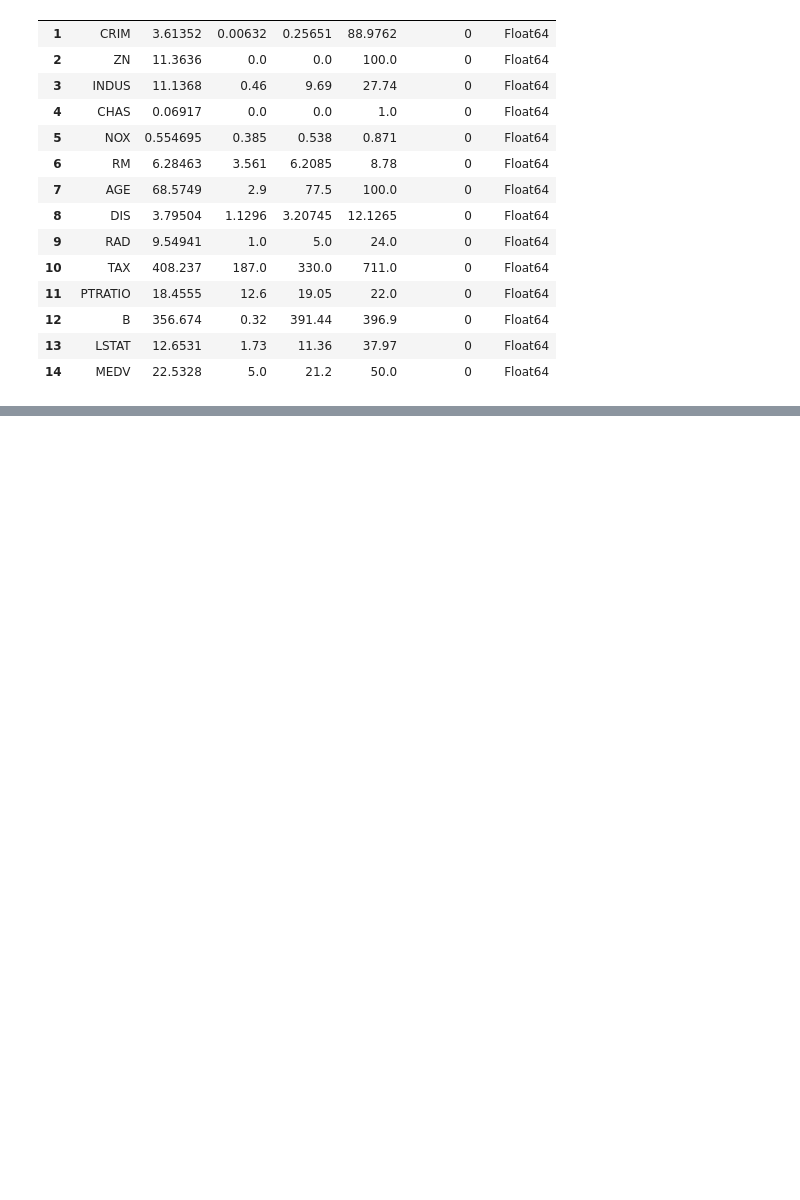
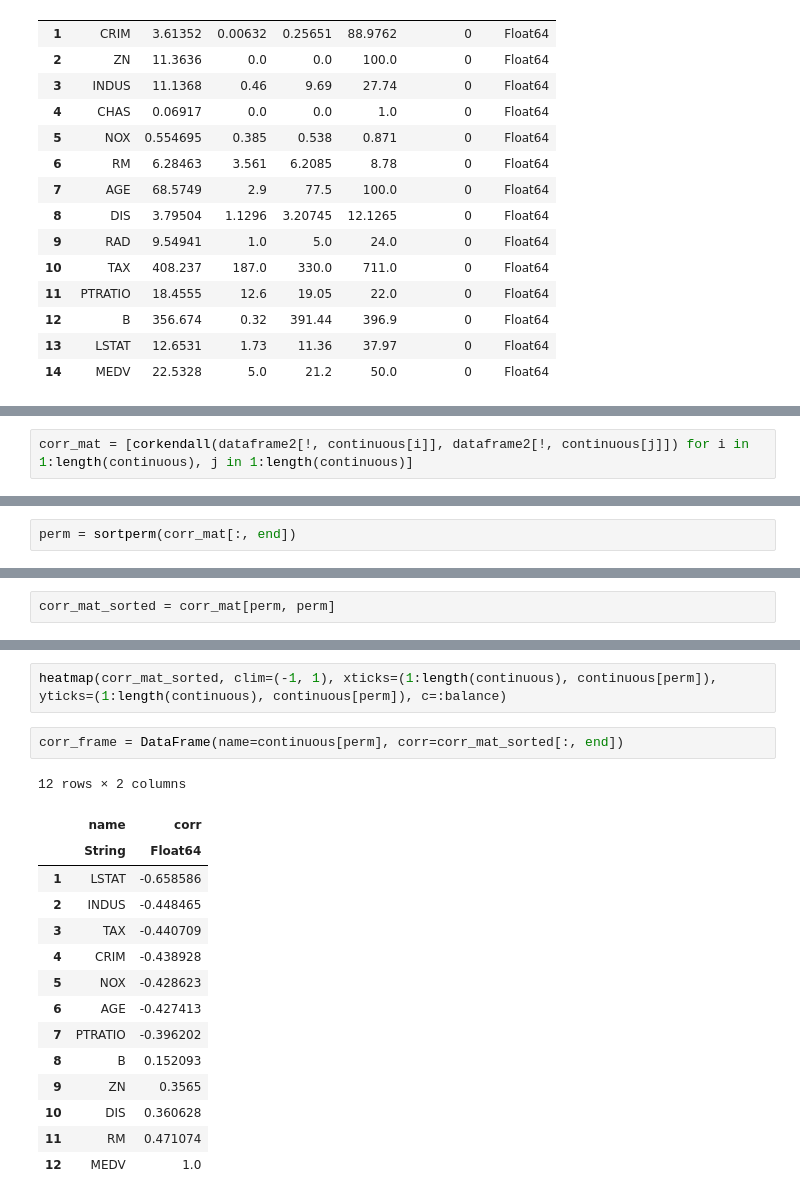
Before and after one commit to yuyichao/explore, a Jupyter notebook: julia/home_live/project1/Project1.ipynb, the cells around one changed output, grey strips where cells are left out. Cells and saved outputs as stored; diff of their text form; blank space fills up the shorter version.

```diff
--- a/julia/home_live/project1/Project1.ipynb
+++ b/julia/home_live/project1/Project1.ipynb
@@ -71,0 +163,2 @@ describe(dataframe)
+# %%
+corr_mat = [corkendall(dataframe2[!, continuous[i]], dataframe2[!, continuous[j]]) for i in 1:length(continuous), j in 1:length(continuous)]
@@ -71,0 +183,2 @@ describe(dataframe)
+# %%
+perm = sortperm(corr_mat[:, end])
@@ -71,0 +199,2 @@ describe(dataframe)
+# %%
+corr_mat_sorted = corr_mat[perm, perm]
@@ -71,0 +215,20 @@ describe(dataframe)
+# %%
+heatmap(corr_mat_sorted, clim=(-1, 1), xticks=(1:length(continuous), continuous[perm]), yticks=(1:length(continuous), continuous[perm]), c=:balance)
+# %%
+corr_frame = DataFrame(name=continuous[perm], corr=corr_mat_sorted[:, end])
+# %% [output]
+12 rows × 2 columns
+|  | name | corr |
+|  | String | Float64 |
+| 1 | LSTAT | -0.658586 |
+| 2 | INDUS | -0.448465 |
+| 3 | TAX | -0.440709 |
+| 4 | CRIM | -0.438928 |
+| 5 | NOX | -0.428623 |
+| 6 | AGE | -0.427413 |
+| 7 | PTRATIO | -0.396202 |
+| 8 | B | 0.152093 |
+| 9 | ZN | 0.3565 |
+| 10 | DIS | 0.360628 |
+| 11 | RM | 0.471074 |
+| 12 | MEDV | 1.0 |
```
Also changed, not shown: parts of 26 cells of this notebook, 1 other file.
